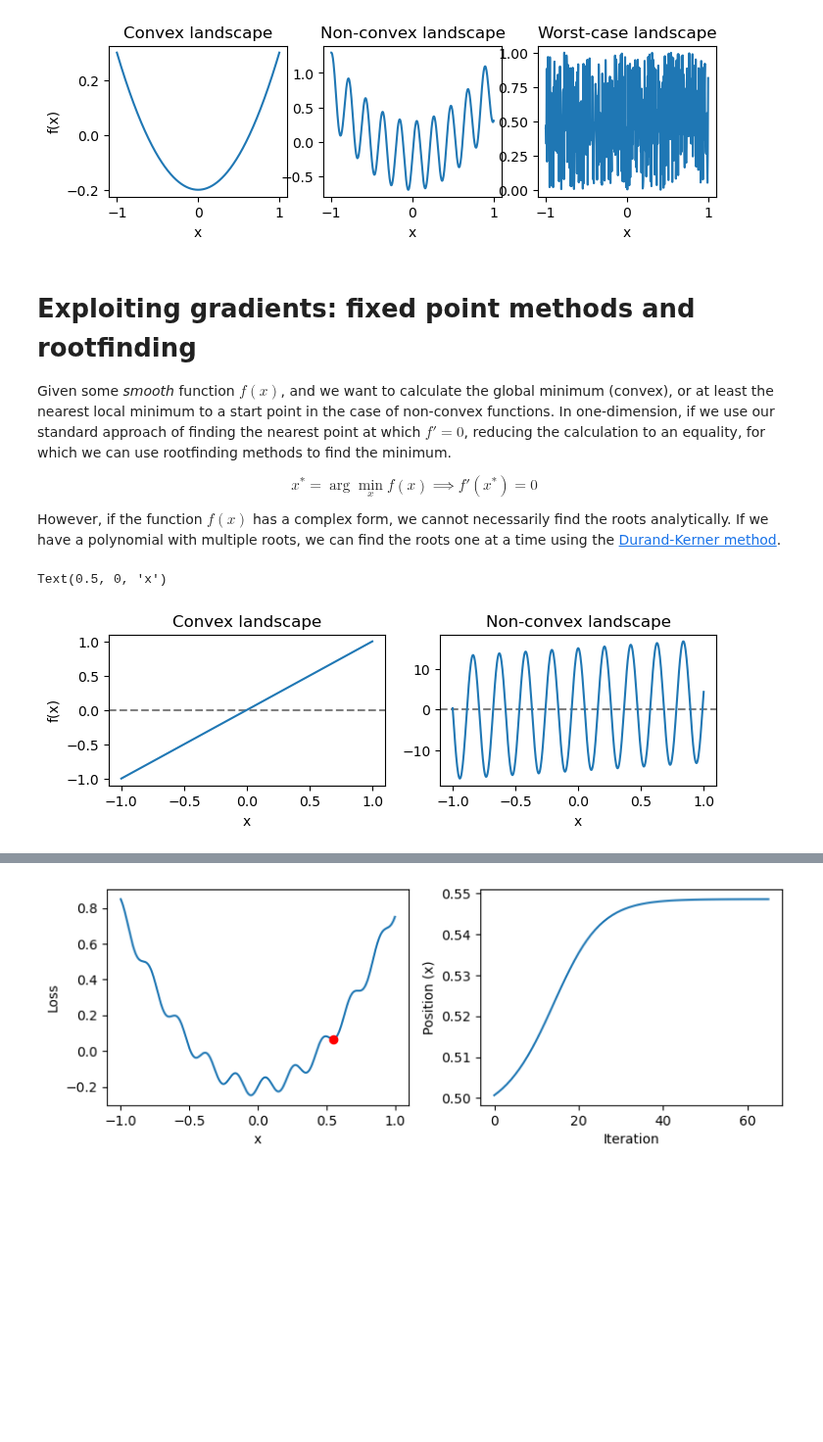
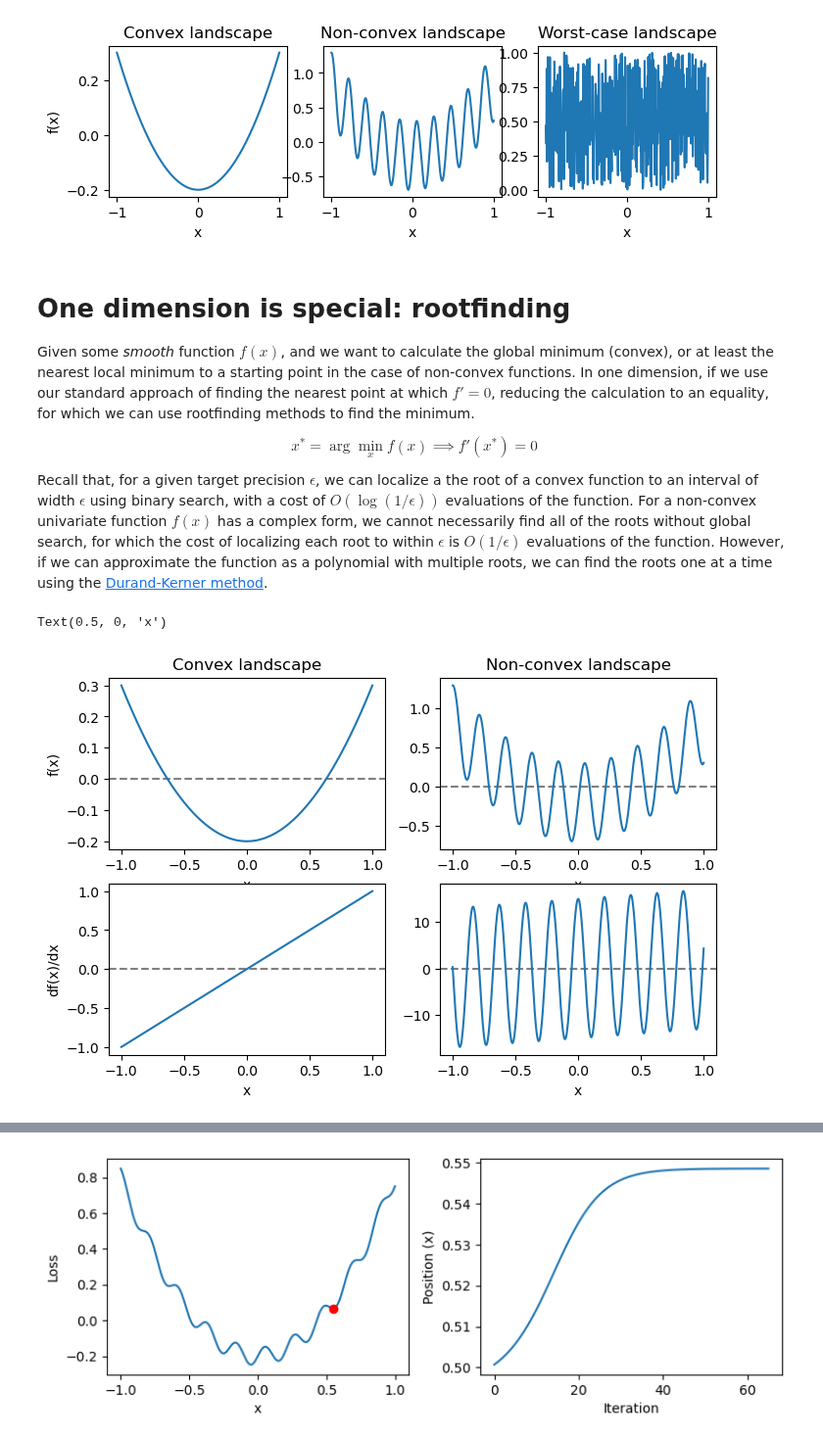
Before and after one commit to williamgilpin/cphy, a Jupyter notebook: talks/convex_optimization_univariate.ipynb, the cells around one changed output, grey strips where cells are left out. Shown at 98% size. Saved outputs shown, nothing was run; the diff lists cells and outputs as text; code cells hidden in the pictures; blank space fills up the shorter version.

```diff
--- a/talks/convex_optimization_univariate.ipynb
+++ b/talks/convex_optimization_univariate.ipynb
@@ -58,37 +63,49 @@ plt.xlabel('x')
 Text(0.5, 0, 'x')
 [figure]
 # %% [markdown]
-# Exploiting gradients: fixed point methods and rootfinding
+# One dimension is special: rootfinding
 
-Given some *smooth* function $f(x)$, and we want to calculate the global minimum (convex), or at least the nearest local minimum to a start point in the case of non-convex functions. In one-dimension, if we use our standard approach of finding the nearest point at which $f' = 0$, reducing the calculation to an equality, for which we can use rootfinding methods to find the minimum.
+Given some *smooth* function $f(x)$, and we want to calculate the global minimum (convex), or at least the nearest local minimum to a starting point in the case of non-convex functions. In one dimension, if we use our standard approach of finding the nearest point at which $f' = 0$, reducing the calculation to an equality, for which we can use rootfinding methods to find the minimum.
 
 $$
     x^* = \arg \min_x f(x) \implies f'(x^*) = 0
 $$
 
-However, if the function $f(x)$ has a complex form, we cannot necessarily find the roots analytically. If we have a polynomial with multiple roots, we can find the roots one at a time using the [Durand-Kerner method](https://en.wikipedia.org/wiki/Durand%E2%80%93Kerner_method).
+Recall that, for a given target precision $\epsilon$, we can localize a the root of a convex function to an interval of width $\epsilon$ using binary search, with a cost of $O(\log(1/\epsilon))$ evaluations of the function. For a non-convex univariate function $f(x)$ has a complex form, we cannot necessarily find all of the roots without global search, for which the cost of localizing each root to within $\epsilon$ is $O(1/\epsilon)$ evaluations of the function. However, if we can approximate the function as a polynomial with multiple roots, we can find the roots one at a time using the [Durand-Kerner method](https://en.wikipedia.org/wiki/Durand%E2%80%93Kerner_method).
 # %%
 xx = np.linspace(-1, 1, 500)
 
 f_con = lambda x: 0.5 * x**2 - 0.2
 df_con = lambda x: x
 f_noncon = lambda x :  x**2 + 0.5 * np.sin(30 * x) - 0.2
 df_noncon = lambda x: 2 * x + 15 * np.cos(30 * x)
 
-plt.figure(figsize=(8, 2))
-plt.subplot(1, 2, 1)
+plt.figure(figsize=(8, 5))
+
+plt.subplot(2, 2, 1)
 plt.axhline(0, color='gray', linestyle='--')
-plt.plot(xx, df_con(xx))
+plt.plot(xx, f_con(xx))
 plt.title('Convex landscape')
 plt.xlabel('x')
 plt.ylabel('f(x)')
 
-plt.subplot(1, 2, 2)
+plt.subplot(2, 2, 2)
+plt.axhline(0, color='gray', linestyle='--')
+plt.plot(xx, f_noncon(xx))
+plt.title('Non-convex landscape')
+plt.xlabel('x')
+
+plt.subplot(2, 2, 3)
+plt.axhline(0, color='gray', linestyle='--')
+plt.plot(xx, df_con(xx))
+plt.xlabel('x')
+plt.ylabel('df(x)/dx')
+
+plt.subplot(2, 2, 4)
 plt.axhline(0, color='gray', linestyle='--')
 plt.plot(xx, df_noncon(xx))
-plt.title('Non-convex landscape')
 plt.xlabel('x')
 # %% [output]
 Text(0.5, 0, 'x')
-[figure, old version]
+[figure, new version]
 # %% [markdown]
```
Also changed, not shown: parts of 11 cells of this notebook, 1 other file.
